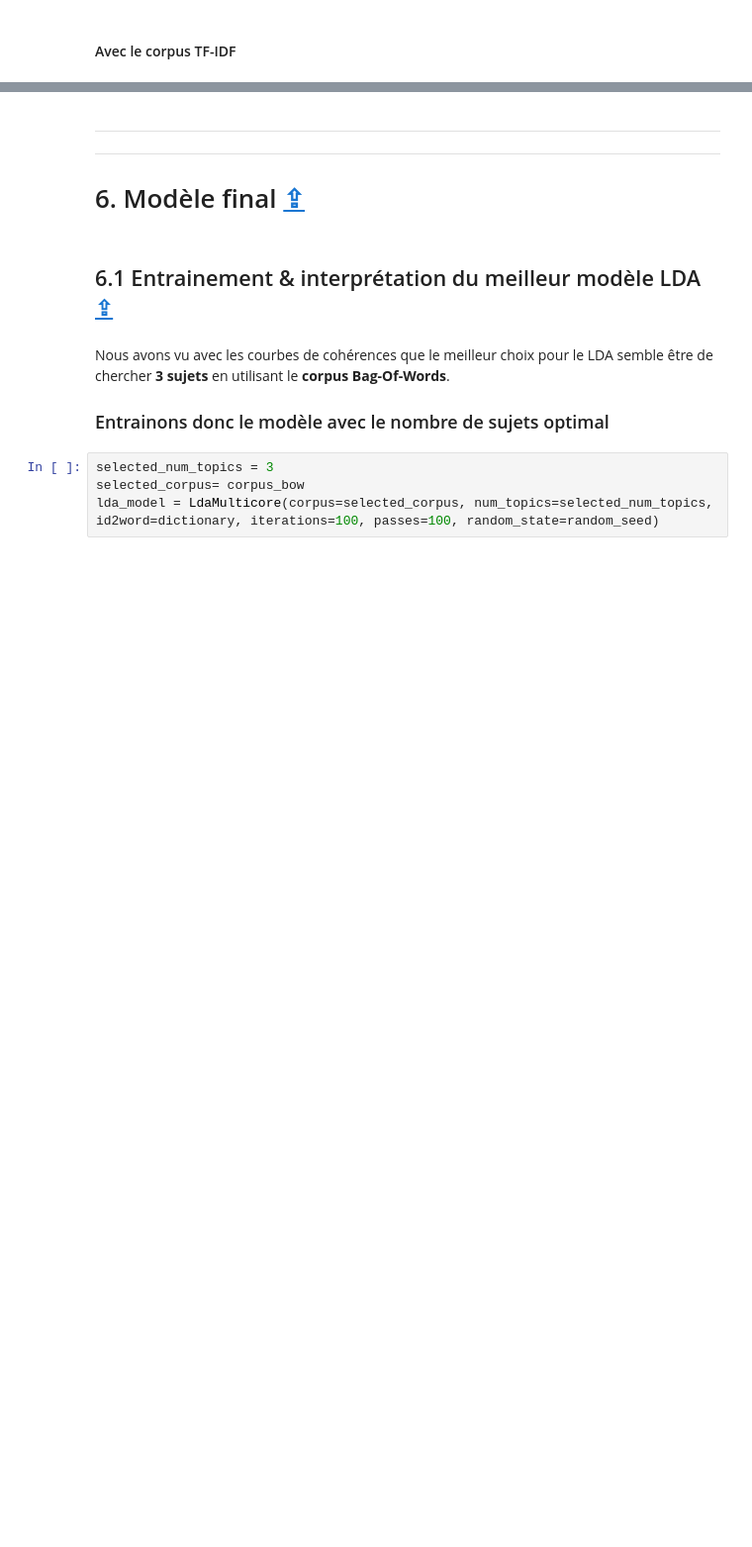
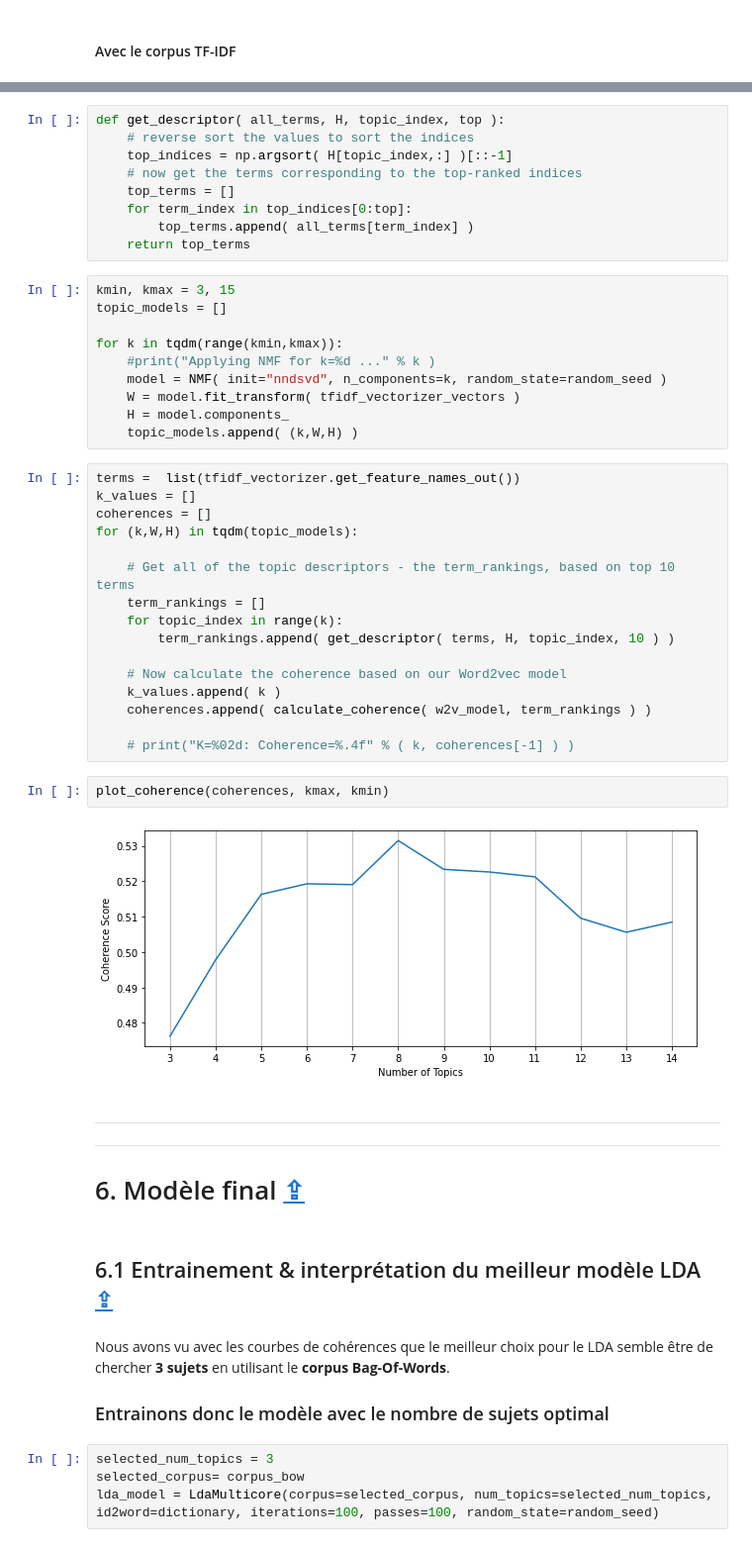
Before and after one commit to Valkea/OC_AI_06, a Jupyter notebook: 01_EDA.ipynb, the cells around one changed output, grey strips where cells are left out. Shown at 99% size. Cells and saved outputs as stored; diff of their text form; blank space fills up the shorter version.

```diff
--- a/01_EDA.ipynb
+++ b/01_EDA.ipynb
@@ -1090,3 +1101,42 @@ plot_coherence(score, max_topics)
+# %%
+def get_descriptor( all_terms, H, topic_index, top ):
+    # reverse sort the values to sort the indices
+    top_indices = np.argsort( H[topic_index,:] )[::-1]
+    # now get the terms corresponding to the top-ranked indices
+    top_terms = []
+    for term_index in top_indices[0:top]:
+        top_terms.append( all_terms[term_index] )
+    return top_terms
+# %%
+kmin, kmax = 3, 15
+topic_models = []
+
+for k in tqdm(range(kmin,kmax)):
+    #print("Applying NMF for k=%d ..." % k )
+    model = NMF( init="nndsvd", n_components=k, random_state=random_seed )
+    W = model.fit_transform( tfidf_vectorizer_vectors )
+    H = model.components_
+    topic_models.append( (k,W,H) )
+# %%
+terms =  list(tfidf_vectorizer.get_feature_names_out())
+k_values = []
+coherences = []
+for (k,W,H) in tqdm(topic_models):
+
+    # Get all of the topic descriptors - the term_rankings, based on top 10 terms
+    term_rankings = []
+    for topic_index in range(k):
+        term_rankings.append( get_descriptor( terms, H, topic_index, 10 ) )
+
+    # Now calculate the coherence based on our Word2vec model
+    k_values.append( k )
+    coherences.append( calculate_coherence( w2v_model, term_rankings ) )
+
+    # print("K=%02d: Coherence=%.4f" % ( k, coherences[-1] ) )
+# %%
+plot_coherence(coherences, kmax, kmin)
+# %% [output]
+[figure, added]
 # %% [markdown]
 ---
 ---
```
Also changed, not shown: parts of 43 cells of this notebook, 1 other file.
